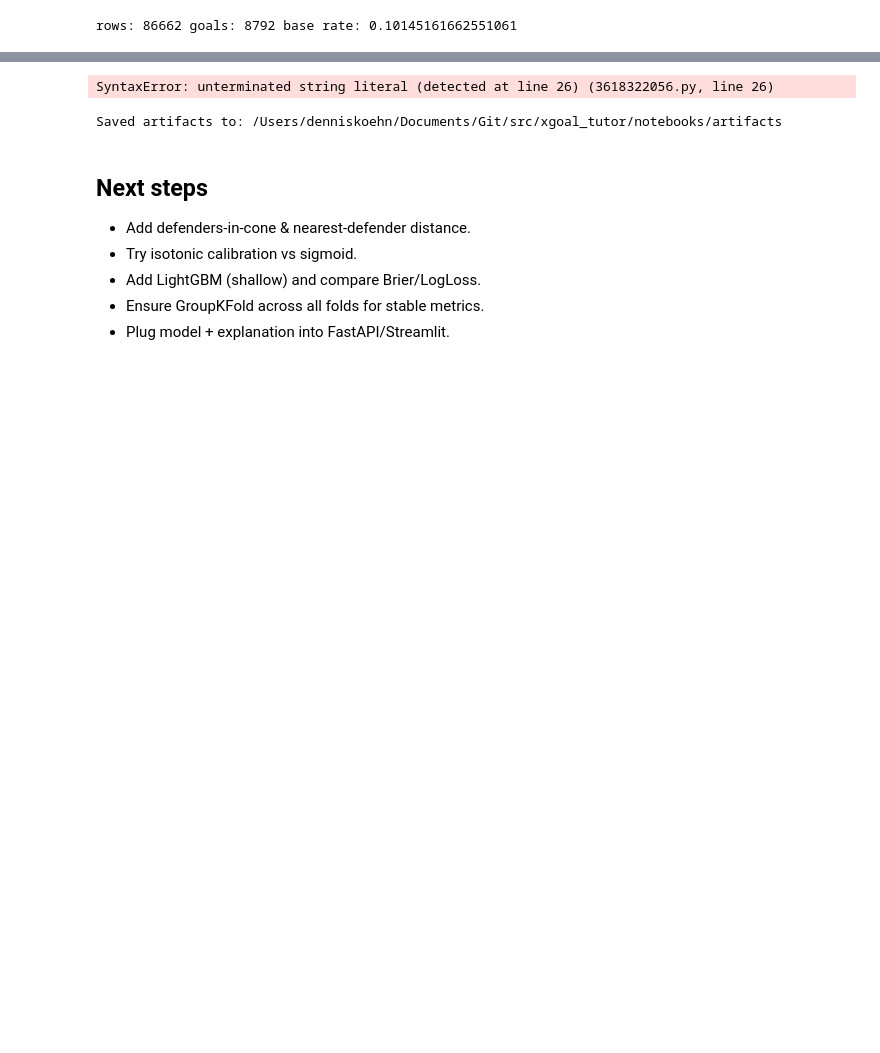
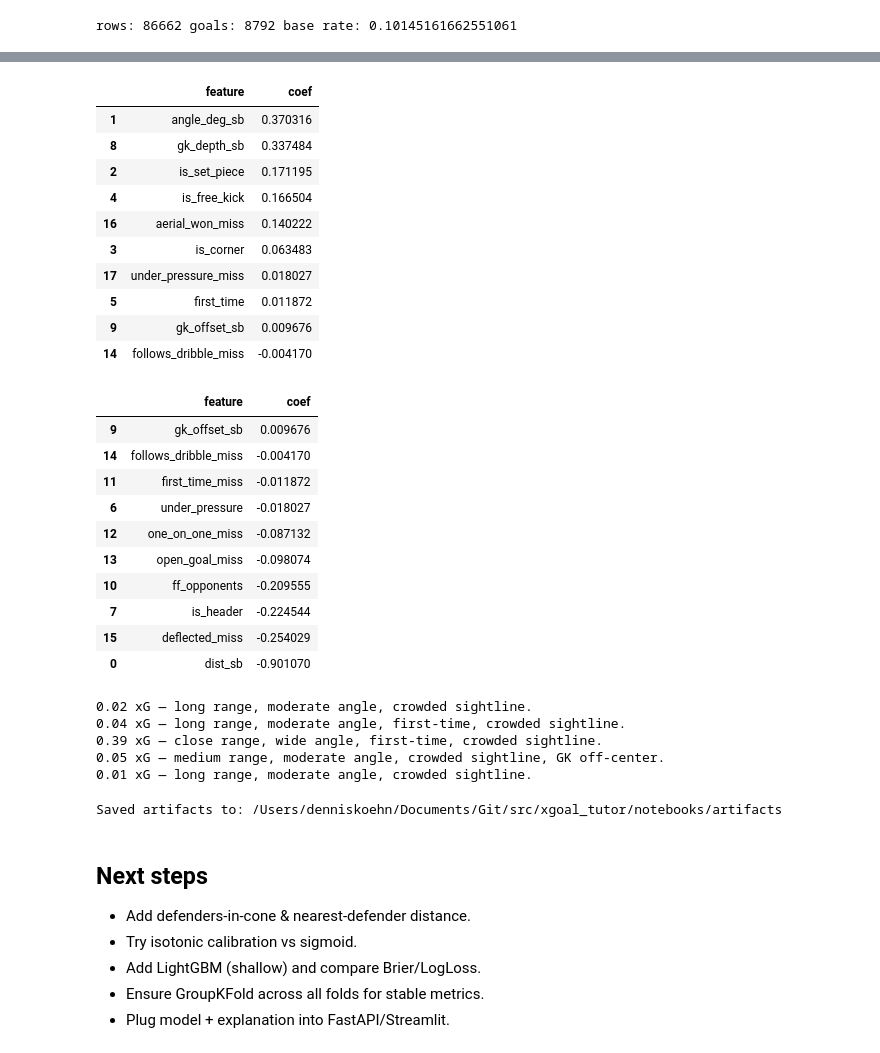
Before and after one commit to koehnden/xgoal_tutor, a Jupyter notebook: notebooks/01_baseline_lr_xg_model.ipynb, the cells around one changed output, grey strips where cells are left out. Drawn from its saved outputs; the diff is of its cells as text; code cells hidden in the pictures; blank space fills up the shorter version.

```diff
--- a/notebooks/01_baseline_lr_xg_model.ipynb
+++ b/notebooks/01_baseline_lr_xg_model.ipynb
@@ -291,4 +543,5 @@ else:
 # %%
+# ---- explanation helpers (with small fixes) ----
 def distance_phrase(d):
     return "close range" if d < 12 else "medium range" if d < 18 else "long range"
 
@@ -296,46 +549,69 @@ def angle_phrase(a):
     return "wide angle" if a > 25 else "moderate angle" if a > 10 else "tight angle"
 
 def defenders_phrase(n):
     if n >= 3: return "crowded sightline"
     if n == 0: return "clear sight"
     return None
 
 def gk_phrase(depth, offset):
     parts = []
     if depth >= 6: parts.append("deep GK")
     if abs(offset) >= 2.5: parts.append("GK off-center")
     return "; \n".join(parts) if parts else None
 
 def explain_row(r: pd.Series, xg: float) -> str:
     bits = [f"{xg:.2f} xG — {distance_phrase(r['dist_sb'])}, {angle_phrase(r['angle_deg_sb'])}"]
     if r.get("first_time", 0) == 1: bits.append("first-time")
     if r.get("is_free_kick", 0) == 1: bits.append("direct free-kick")
     dp = defenders_phrase(int(r.get("ff_opponents", 0)))
     if dp: bits.append(dp)
     gp = gk_phrase(r.get("gk_depth_sb", 0.0), r.get("gk_offset_sb", 0.0))
     if gp: bits.append(gp)
-    return ", \".join(bits) + "."
+    return ", ".join(bits) + "."
 
-if cal is None:
+# ---- coefficient inspection ----
+if base is None:
     print("[info] Model not fit; skipping coefficient inspection.")
 else:
-    lr = cal.base_estimator.named_steps["logisticregression"]
+    lr = base.named_steps["logisticregression"]
     coef = lr.coef_[0]
     feat_names = X_tr.columns
     coef_df = pd.DataFrame({"feature": feat_names, "coef": coef}).sort_values("coef", ascending=False)
     display(coef_df.head(10)); display(coef_df.tail(10))
 
-    # demo for a few test rows (guarded)
-    n_demo = min(5, len(X_te))
-    if n_demo > 0:
-        demo = X_te.head(n_demo)
-        px = cal.predict_proba(demo)[:,1]
-        for r, p in zip(demo.itertuples(index=False), px):
-            print(explain_row(pd.Series(r._asdict(), index=demo.columns), float(p)))
-    else:
-        print("[info] No test rows to demo explanations.")
+# ---- demo explanations using calibrated probs ----
+if cal is not None and len(X_te):
+    px = cal.predict_proba(X_te)[:, 1]
+    for r, p in zip(X_te.head(min(5, len(X_te))).itertuples(index=False), px[:min(5, len(X_te))]):
+        print(explain_row(pd.Series(r._asdict(), index=X_te.columns), float(p)))
 # %% [output]
+|  | feature | coef |
+| 1 | angle_deg_sb | 0.370316 |
+| 8 | gk_depth_sb | 0.337484 |
+| 2 | is_set_piece | 0.171195 |
+| 4 | is_free_kick | 0.166504 |
+| 16 | aerial_won_miss | 0.140222 |
+| 3 | is_corner | 0.063483 |
+| 17 | under_pressure_miss | 0.018027 |
+| 5 | first_time | 0.011872 |
+| 9 | gk_offset_sb | 0.009676 |
+| 14 | follows_dribble_miss | -0.004170 |
+|  | feature | coef |
+| 9 | gk_offset_sb | 0.009676 |
+| 14 | follows_dribble_miss | -0.004170 |
+| 11 | first_time_miss | -0.011872 |
+| 6 | under_pressure | -0.018027 |
+| 12 | one_on_one_miss | -0.087132 |
+| 13 | open_goal_miss | -0.098074 |
+| 10 | ff_opponents | -0.209555 |
+| 7 | is_header | -0.224544 |
+| 15 | deflected_miss | -0.254029 |
+| 0 | dist_sb | -0.901070 |
-SyntaxError: unterminated string literal (detected at line 26) (3618322056.py, line 26)
+0.02 xG — long range, moderate angle, crowded sightline.
+0.04 xG — long range, moderate angle, first-time, crowded sightline.
+0.39 xG — close range, wide angle, first-time, crowded sightline.
+0.05 xG — medium range, moderate angle, crowded sightline, GK off-center.
+0.01 xG — long range, moderate angle, crowded sightline.
 # %%
 from pathlib import Path
 import joblib, json
```
Also changed, not shown: parts of 8 cells of this notebook.
